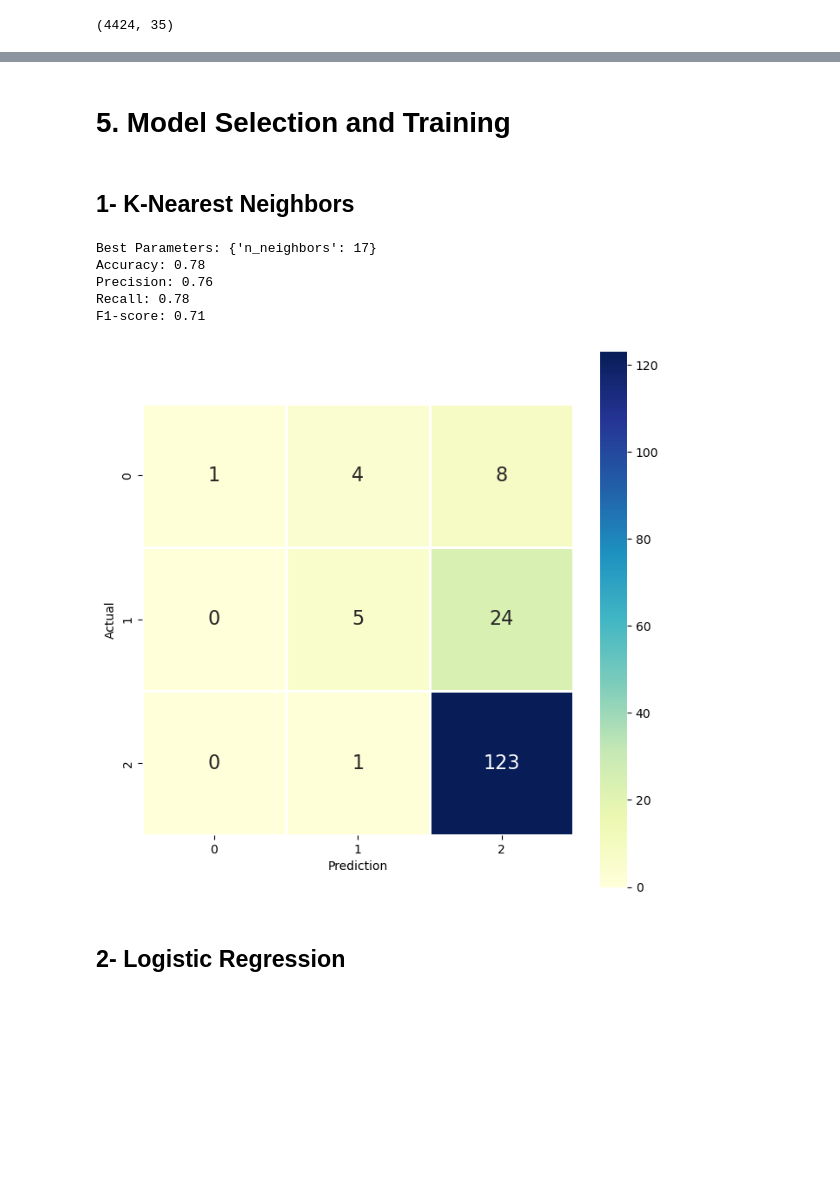
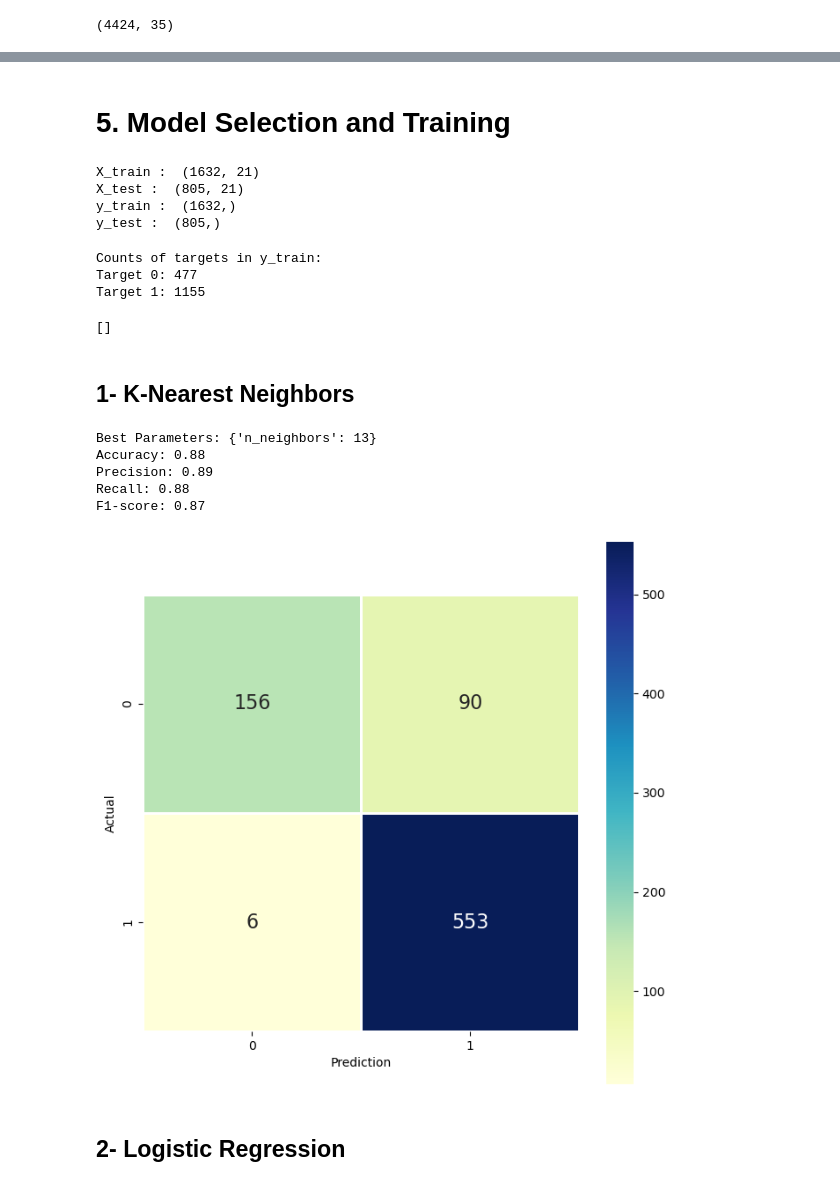
Before and after one commit to hamzaezzine/Predict-students-dropout-and-academic-success-using-machine-learning-algorithms, a Jupyter notebook: notebook-project.ipynb, the cells around one changed output, grey strips where cells are left out. Saved outputs shown, nothing was run; the diff lists cells and outputs as text; code cells hidden in the pictures; blank space fills up the shorter version.

```diff
--- a/notebook-project.ipynb
+++ b/notebook-project.ipynb
@@ -177,0 +190,7 @@ plt.show()
+# %%
+data_no_outliers = data_filtered.copy()
+
+data_no_outliers['Target'] = data_no_outliers['Target'].map({
+    'Dropout': 0,
+    'Graduate': 1
+})
@@ -187,5 +219,5 @@ plt.show()
 # %%
-data_2 = data.copy()
+data_2 = data_no_outliers.copy()
 
 data_2.replace("Dropout",0,inplace=True)
 data_2.replace("Enrolled",1,inplace=True)
@@ -242,7 +274,7 @@ def remove_outliers_iqr(df, column, k):
     return df_filtered
 
 for col in data_no_outliers.columns[:-1]:
-    data_no_outliers = remove_outliers_iqr(data_no_outliers, col, 1)
+    data_no_outliers = remove_outliers_iqr(data_no_outliers, col, 10)
 
 plt.figure(figsize=(18, 12))
 gs = GridSpec(7, 5)
@@ -268,16 +300,34 @@ data_no_outliers.shape
+# %% [markdown]
+# 5. Model Selection and Training
 # %%
 X = data_no_outliers.drop('Target', axis=1)
 y = data_no_outliers['Target']
 
-X_train, X_test, y_train, y_test = train_test_split(X, y, test_size=0.2, random_state=42)
+X_train, X_test, y_train, y_test = train_test_split(X, y, test_size=0.33, random_state=42)
 
 Names=list(X_train.columns.values)
 
 scaler = StandardScaler()
 X_train = scaler.fit_transform(X_train)
 X_test = scaler.transform(X_test)
-# %% [markdown]
-# 5. Model Selection and Training
+# %%
+print("X_train : ",X_train.shape)
+print("X_test : ",X_test.shape)
+print("y_train : ",y_train.shape)
+print("y_test : ",y_test.shape)
+# %% [output]
+X_train :  (1632, 21)
+X_test :  (805, 21)
+y_train :  (1632,)
+y_test :  (805,)
+# %%
+print("\nCounts of targets in y_train:")
+print("Target 0:", sum(y_train == 0))
+print("Target 1:", sum(y_train == 1))
+# %% [output]
+Counts of targets in y_train:
+Target 0: 477
+Target 1: 1155
 # %%
 algorithms = ['K-Nearest Neighbors', 'Logistic Regression', 'Decision Tree', 'Random Forest', 'SVM', 'Naive Bayes']
 accuracies = []
@@ -291,51 +341,57 @@ def append_metrics(accuracy, precision, recall, f1):
     precisions.append(precision)
     recalls.append(recall)
     f1_scores.append(f1)
+# %%
+accuracies
+# %% [output]
+[]
 # %% [markdown]
 ## 1-  K-Nearest Neighbors
 # %%
 knn = KNeighborsClassifier()
 
-param_grid = {'n_neighbors': [3, 5, 7, 9, 11, 13, 15, 17, 19, 21, 23, 25, 27, 30]}
+param_grid = {
+    'n_neighbors': [3, 5, 7, 9, 11, 13, 15, 17, 19, 21, 23, 25, 27, 30]
+}
 
 grid_search = GridSearchCV(knn, param_grid, cv=5, scoring='accuracy')
 grid_search.fit(X_train, y_train)
 
 
 best_params = grid_search.best_params_
 print("Best Parameters:", best_params)
 
 
 best_knn = KNeighborsClassifier(n_neighbors=best_params['n_neighbors'])
 best_knn.fit(X_train, y_train)
 
 y_pred = best_knn.predict(X_test)
 
 
 accuracy = accuracy_score(y_test, y_pred)
 precision, recall, f1, _ = precision_recall_fscore_support(y_test, y_pred, average='weighted')
 
 print(f"Accuracy: {accuracy:.2f}")
 print(f"Precision: {precision:.2f}")
 print(f"Recall: {recall:.2f}")
 print(f"F1-score: {f1:.2f}")
 
 append_metrics(accuracy, precision, recall, f1)
 
 cm = confusion_matrix(y_test, y_pred)
 
 fig, ax = plt.subplots(figsize=(8, 8))
 sns.heatmap(cm, fmt=".0f", cmap="YlGnBu", linewidth=1, square=True, annot=True, annot_kws={"fontsize": 16}, ax=ax)
 ax.set_xlabel("Prediction")
 ax.set_ylabel("Actual")
 plt.show()
 # %% [output]
-Best Parameters: {'n_neighbors': 17}
-Accuracy: 0.78
-Precision: 0.76
-Recall: 0.78
-F1-score: 0.71
+Best Parameters: {'n_neighbors': 13}
+Accuracy: 0.88
+Precision: 0.89
+Recall: 0.88
+F1-score: 0.87
-[figure, old version]
+[figure, new version]
 # %% [markdown]
 ## 2- Logistic Regression
 # %%
```
Also changed, not shown: parts of 25 cells of this notebook.
